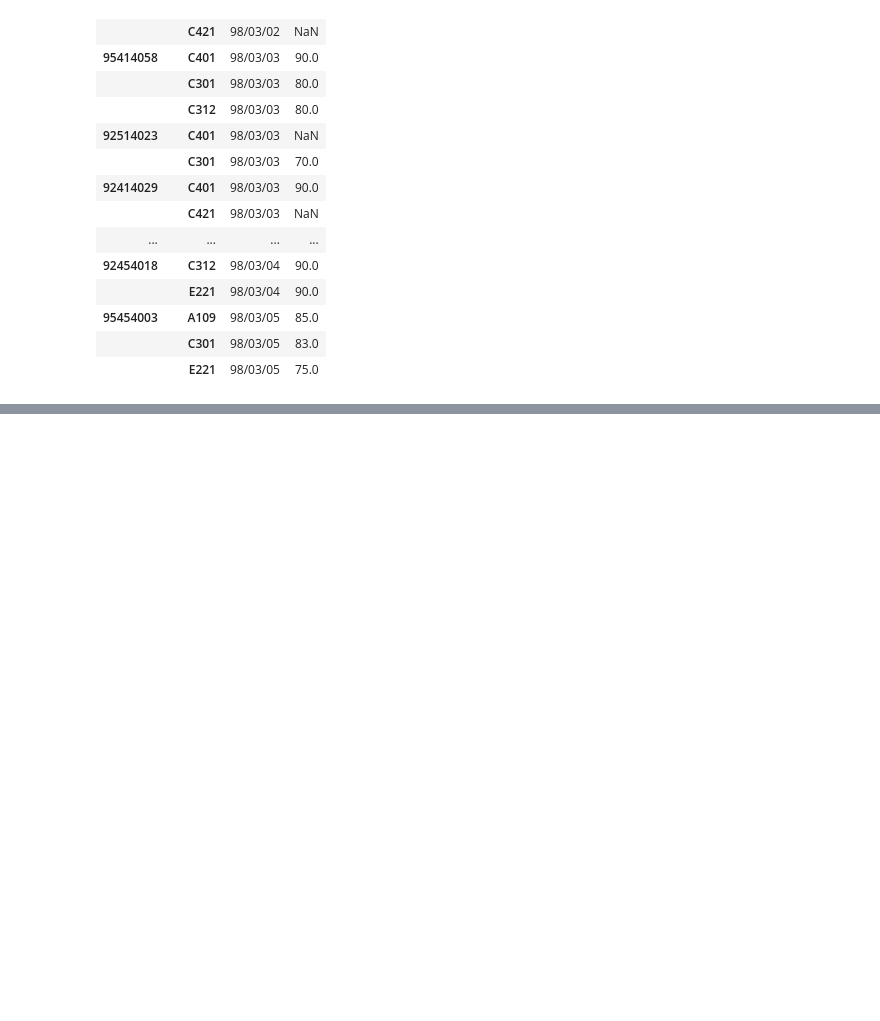
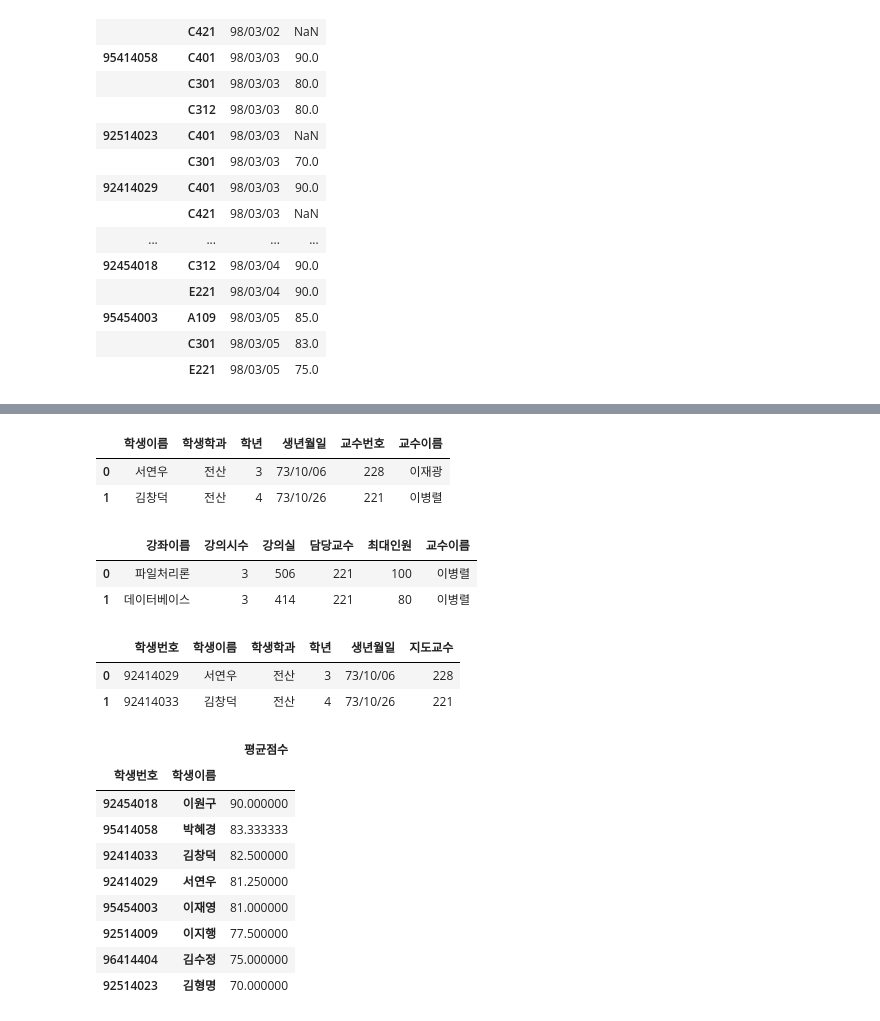
Before and after one commit to Kims-club98/python-project, a Jupyter notebook: 03.데이터분석/01시리즈/data/프로젝트/학사관리/학사관리.ipynb, the cells around one changed output, grey strips where cells are left out. Cells and saved outputs as stored; diff of their text form; code cells hidden in the pictures; blank space fills up the shorter version.

```diff
--- a/03.데이터분석/01시리즈/data/프로젝트/학사관리/학사관리.ipynb
+++ b/03.데이터분석/01시리즈/data/프로젝트/학사관리/학사관리.ipynb
@@ -426,0 +479,47 @@ enroll
+# %%
+#stu와 pro2와 merge
+merge=pd.merge(stu, pro2, left_on='지도교수', right_on='교수번호') #방법 1
+merge.drop(columns='지도교수',inplace=True) # 필요없는 열 지도교수(숫자) 를 제거함
+merge.head(2)
+# %% [output]
+|  | 학생이름 | 학생학과 | 학년 | 생년월일 | 교수번호 | 교수이름 |
+| 0 | 서연우 | 전산 | 3 | 73/10/06 | 228 | 이재광 |
+| 1 | 김창덕 | 전산 | 4 | 73/10/26 | 221 | 이병렬 |
+# %%
+cou=pd.read_csv('강좌.csv',index_col='강좌번호')
+#cou 담당교수와 / pro2의 교수번호 연결
+merge=cou.merge(pro2,left_on='담당교수',right_on='교수번호')
+merge.drop(columns='교수번호',inplace=True)
+# %% [output]
+|  | 강좌이름 | 강의시수 | 강의실 | 담당교수 | 최대인원 | 교수이름 |
+| 0 | 파일처리론 | 3 | 506 | 221 | 100 | 이병렬 |
+| 1 | 데이터베이스 | 3 | 414 | 221 | 80 | 이병렬 |
+# %%
+#수강
+enroll=pd.read_csv('수강.csv',index_col=['강좌번호','학생번호'])
+enroll2=enroll.sort_index() #중복되는 강좌번호를 하나로 묶음
+# enroll2.loc[00] → 원하는 자료를 출력
+enroll2.reset_index(inplace=True)
+stu2=stu.copy()
+stu2.reset_index(inplace=True)
+stu2[['학생번호','학생이름']]
+stu2.head(2)
+# %% [output]
+|  | 학생번호 | 학생이름 | 학생학과 | 학년 | 생년월일 | 지도교수 |
+| 0 | 92414029 | 서연우 | 전산 | 3 | 73/10/06 | 228 |
+| 1 | 92414033 | 김창덕 | 전산 | 4 | 73/10/26 | 221 |
+# %%
+merge=enroll2.merge(stu2, on='학생번호')
+group=merge.groupby(['학생번호','학생이름'])['점수'].mean() #학생번호와 학생이름을 index로 점수들의 평균을 값으로 도출
+group.to_frame('평균점수').sort_values('평균점수',ascending=False) #점수 열 제목을 평균점수로 변경하고, 평균점수를 내림차순으로 변경
+# %% [output]
+|  |  | 평균점수 |
+| 학생번호 | 학생이름 |  |
+| 92454018 | 이원구 | 90.000000 |
+| 95414058 | 박혜경 | 83.333333 |
+| 92414033 | 김창덕 | 82.500000 |
+| 92414029 | 서연우 | 81.250000 |
+| 95454003 | 이재영 | 81.000000 |
+| 92514009 | 이지행 | 77.500000 |
+| 96414404 | 김수정 | 75.000000 |
+| 92514023 | 김형명 | 70.000000 |
```
Also changed, not shown: parts of 13 cells of this notebook, 11 other files.
